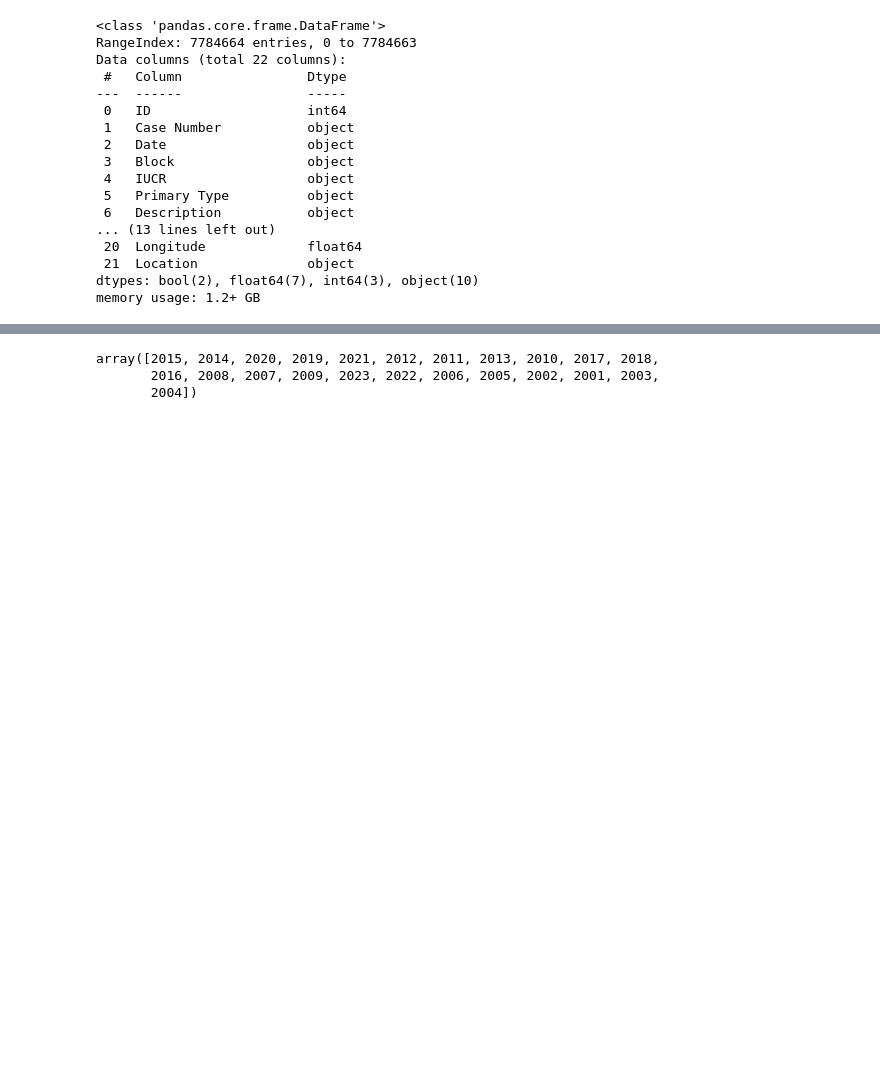
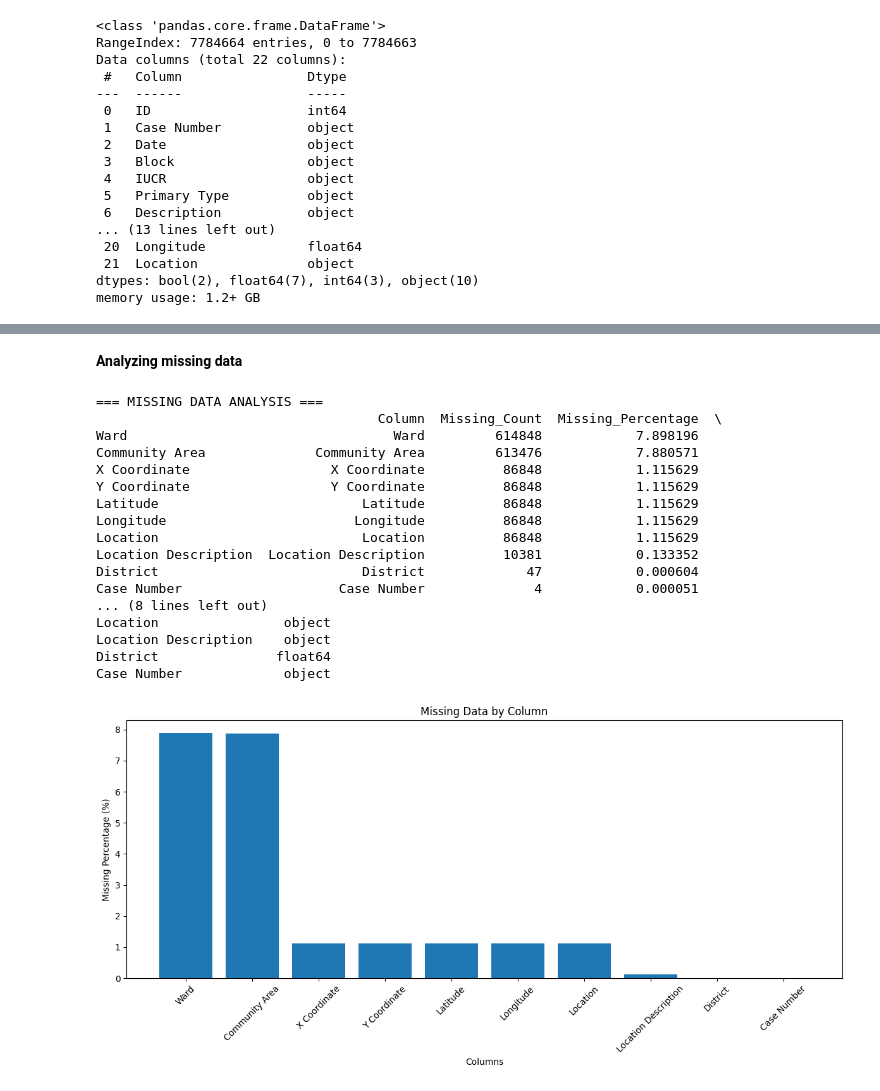
Before and after one commit to olatocode/my_task, a Jupyter notebook: week_8/task_19.ipynb, the cells around one changed output, grey strips where cells are left out. Saved outputs shown, nothing was run; the diff lists cells and outputs as text; code cells hidden in the pictures; blank space fills up the shorter version.

```diff
--- a/week_8/task_19.ipynb
+++ b/week_8/task_19.ipynb
@@ -123,3 +74,0 @@ Duplicates: 0
-# %%
-# Drop irrelevant columns
-df.drop(columns='ID', axis = 1, inplace=True)
@@ -146,4 +74,0 @@ memory usage: 1.1+ GB
-# %%
-df['Date'] = pd.to_datetime(df['Date'])
-# %%
-df['Updated On'] = pd.to_datetime(df['Updated On'])
@@ -180,6 +75,53 @@ df.head()
-# %%
-df['Year'].unique()
-# %% [output]
-array([2015, 2014, 2020, 2019, 2021, 2012, 2011, 2013, 2010, 2017, 2018,
-       2016, 2008, 2007, 2009, 2023, 2022, 2006, 2005, 2002, 2001, 2003,
-       2004])
+# %% [markdown]
+**Analyzing missing data**
+# %%
+
+def analyze_missing_data(df):
+
+    """Analyze missing data patterns"""
+
+    missing_data = pd.DataFrame({
+        'Column': df.columns,
+        'Missing_Count': df.isnull().sum(),
+        'Missing_Percentage': (df.isnull().sum() / len(df)) * 100,
+        'Data_Type': df.dtypes
+    })
+
+    missing_data = missing_data[missing_data['Missing_Count'] > 0].sort_values('Missing_Percentage', ascending=False)
+
+    print("=== MISSING DATA ANALYSIS ===")
+    print(missing_data)
+
+    # Visualize missing data
+    plt.figure(figsize=(12, 6))
+    if not missing_data.empty:
+        plt.bar(missing_data['Column'], missing_data['Missing_Percentage'])
+        plt.title('Missing Data by Column')
+        plt.xlabel('Columns')
+        plt.ylabel('Missing Percentage (%)')
+        plt.xticks(rotation=45)
+        plt.tight_layout()
+        plt.show()
+    else:
+        print("No missing data found!")
+# %%
+analyze_missing_data(df)
+# %% [output]
+=== MISSING DATA ANALYSIS ===
+                                    Column  Missing_Count  Missing_Percentage  \
+Ward                                  Ward         614848            7.898196
+Community Area              Community Area         613476            7.880571
+X Coordinate                  X Coordinate          86848            1.115629
+Y Coordinate                  Y Coordinate          86848            1.115629
+Latitude                          Latitude          86848            1.115629
+Longitude                        Longitude          86848            1.115629
+Location                          Location          86848            1.115629
+Location Description  Location Description          10381            0.133352
+District                          District             47            0.000604
+Case Number                    Case Number              4            0.000051
+... (8 lines left out)
+Location                object
+Location Description    object
+District               float64
+Case Number             object
+[figure, added]
```
Also changed, not shown: parts of 24 cells of this notebook.
